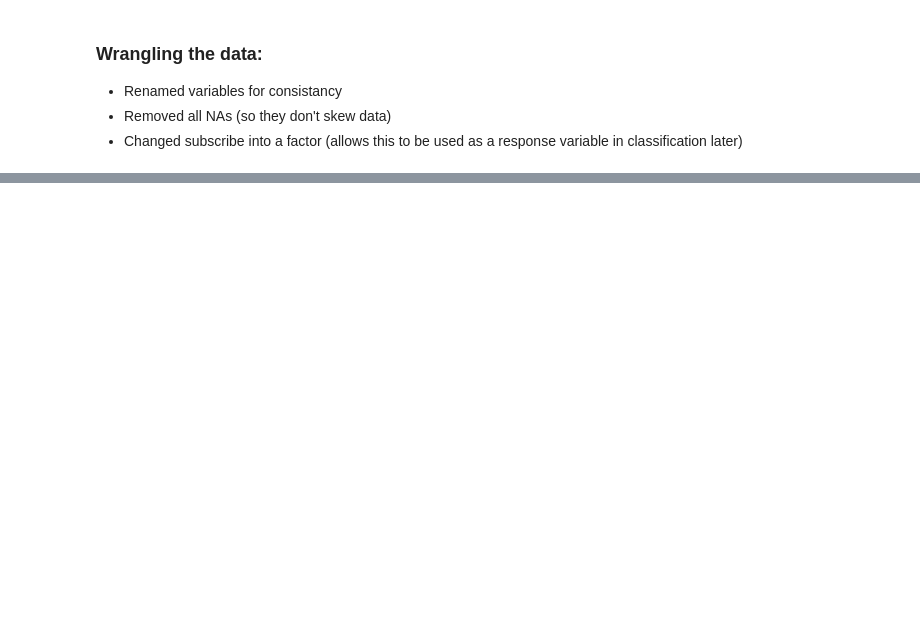
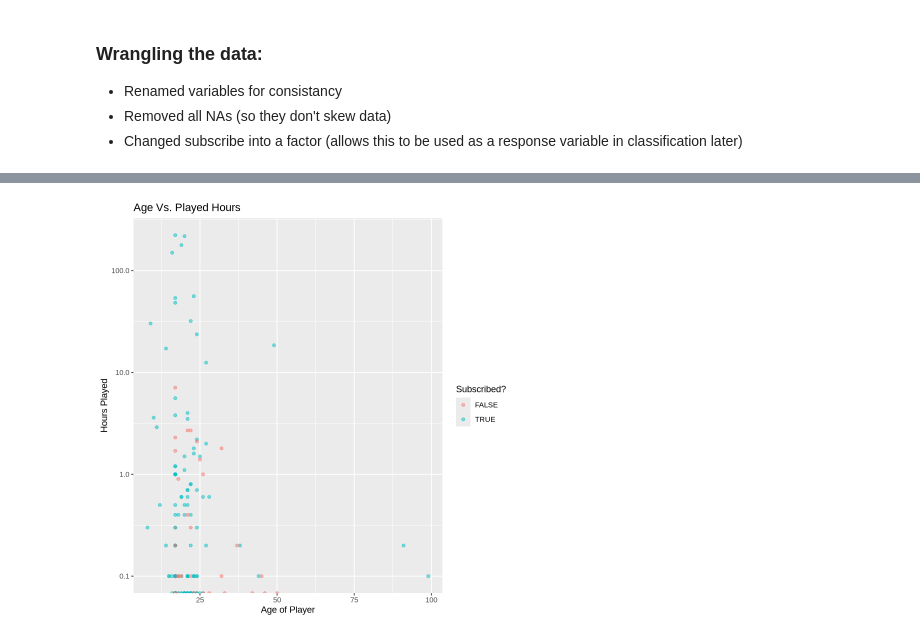
Before and after one commit to cohenp/DSCI-100-Project-004-21, a Jupyter notebook: project_final_report.ipynb, the cells around one changed output, grey strips where cells are left out. Drawn from its saved outputs; the diff is of its cells as text; code cells hidden in the pictures; blank space fills up the shorter version.

```diff
--- a/project_final_report.ipynb
+++ b/project_final_report.ipynb
@@ -87,0 +93,10 @@ A tibble: 6 × 2
+# %%
+age_vs_played_hours <- players|>
+    ggplot(aes(x=age, y=played_hours, color= subscribe))+
+        geom_point(alpha=0.5) +
+        scale_y_log10() +
+        labs(x="Age of Player", y="Hours Played", color="Subscribed?")+
+        ggtitle("Age Vs. Played Hours")
+
+age_vs_played_hours
+# %% [output]
@@ -87,0 +105 @@ A tibble: 6 × 2
+[figure, added]
```
Also changed, not shown: parts of 3 cells of this notebook.
